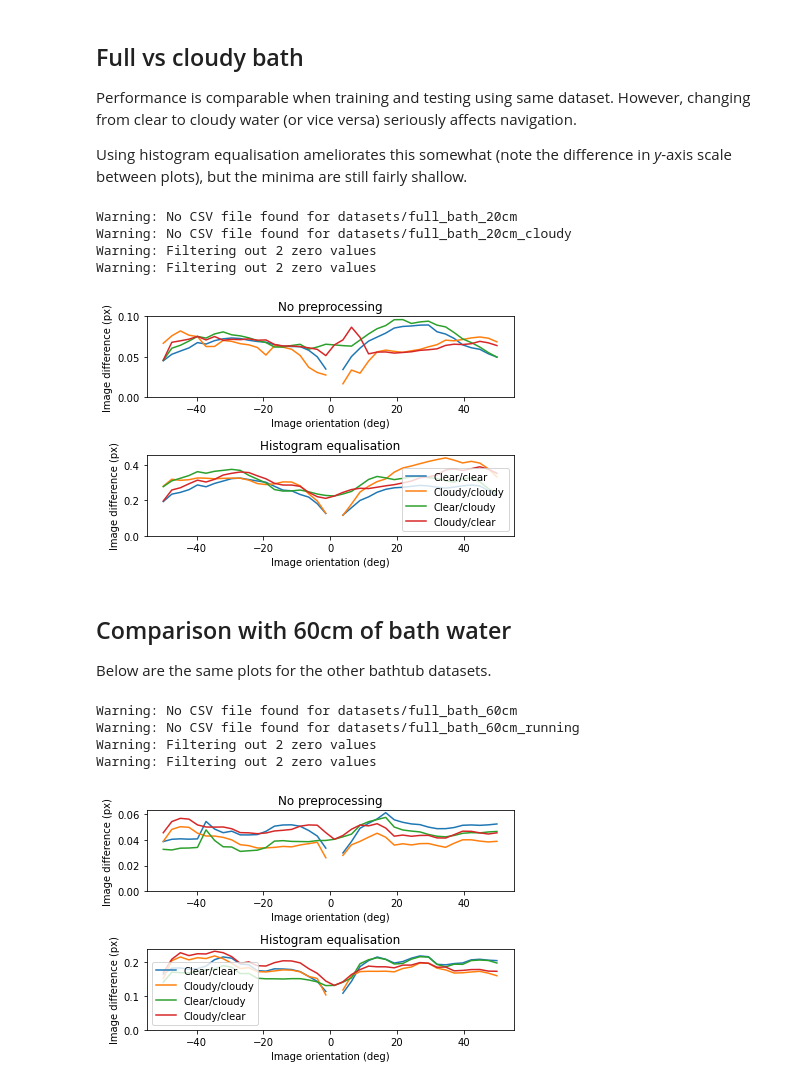
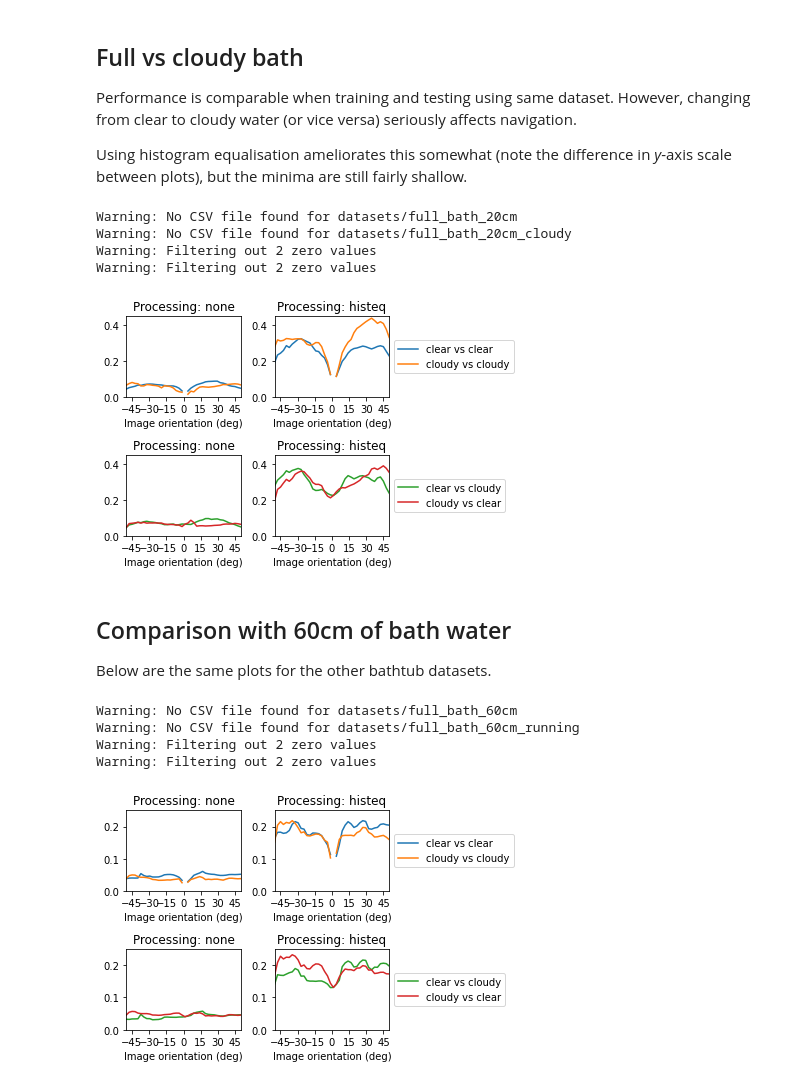
Before and after one commit to BrainsOnBoard/underwater_robots, a Jupyter notebook: analysis.ipynb, the cells around one changed output. Saved outputs shown, nothing was run; the diff lists cells and outputs as text; code cells hidden in the pictures.

Commit message:
Do 2x2 plots as suggested by Andy

```diff
--- a/analysis.ipynb
+++ b/analysis.ipynb
@@ -147,21 +158,21 @@ Performance is comparable when training and testing using same dataset. However,
 
 Using histogram equalisation ameliorates this somewhat (note the difference in *y*-axis scale between plots), but the minima are still fairly shallow.
 # %%
-plot_dbs('full_bath_20cm', 'full_bath_20cm_cloudy')
+plot_dbs('full_bath_20cm', 'full_bath_20cm_cloudy', ymax=0.45)
 # %% [output]
 Warning: No CSV file found for datasets/full_bath_20cm
 Warning: No CSV file found for datasets/full_bath_20cm_cloudy
 Warning: Filtering out 2 zero values
 Warning: Filtering out 2 zero values
-[figure, old version]
+[figure, new version]
 # %% [markdown]
 ## Comparison with 60cm of bath water
 Below are the same plots for the other bathtub datasets.
 # %%
-plot_dbs('full_bath_60cm', 'full_bath_60cm_running')
+plot_dbs('full_bath_60cm', 'full_bath_60cm_running', ymax=0.25)
 # %% [output]
 Warning: No CSV file found for datasets/full_bath_60cm
 Warning: No CSV file found for datasets/full_bath_60cm_running
 Warning: Filtering out 2 zero values
 Warning: Filtering out 2 zero values
-[figure, old version]
+[figure, new version]
```
Also changed, not shown: parts of 1 cell of this notebook.
